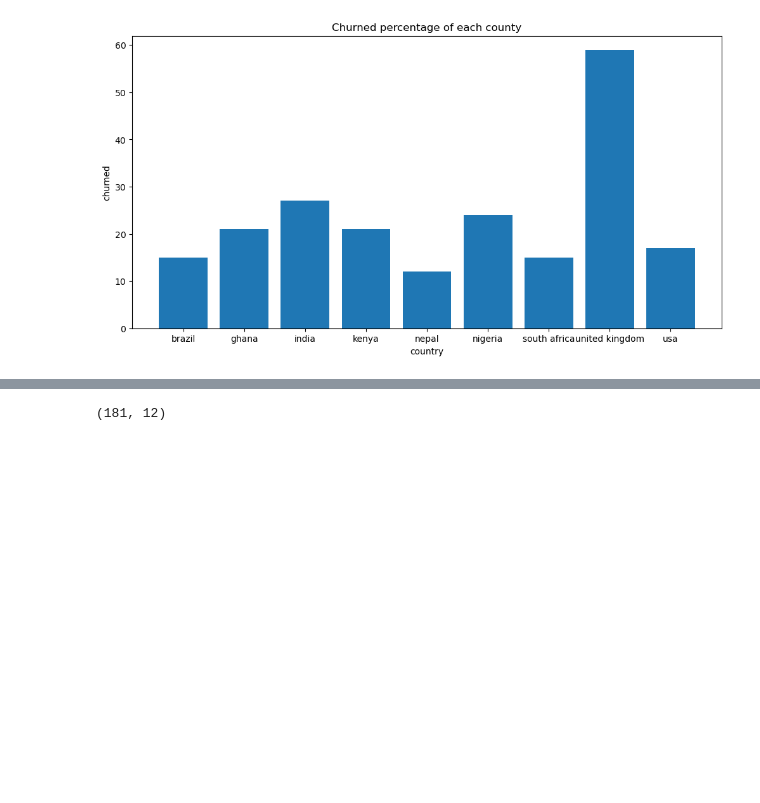
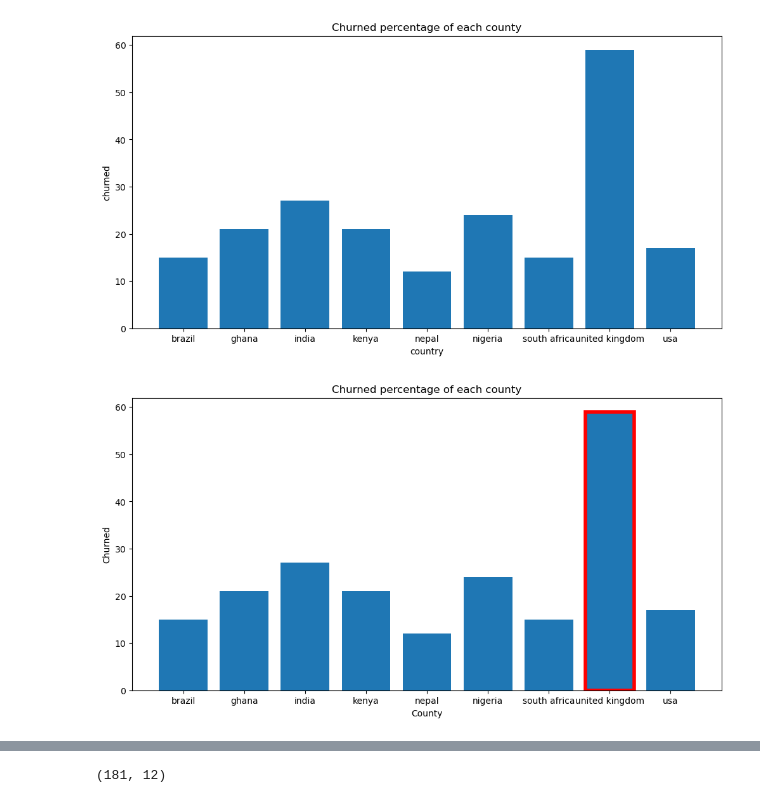
Before and after one commit to mirajgansi/IoA_Autum_sprint, a Jupyter notebook: notebook/analysis.ipynb, the cells around one changed output, grey strips where cells are left out. Saved outputs shown, nothing was run; the diff lists cells and outputs as text; code cells hidden in the pictures; blank space fills up the shorter version.

```diff
--- a/notebook/analysis.ipynb
+++ b/notebook/analysis.ipynb
@@ -61,6 +61,24 @@ plt.ylabel('churned')
 plt.show()
 # %% [output]
 [figure]
+# %%
+plt.figure(figsize=(12, 6))
+
+bars = plt.bar(county_churn.index, county_churn.values)
+
+# Find the index of the highest churn
+max_index = county_churn.values.argmax()
+
+# Highlight the highest bar with a red border
+bars[max_index].set_edgecolor('red')
+bars[max_index].set_linewidth(4)
+
+plt.title("Churned percentage of each county")
+plt.xlabel('County')
+plt.ylabel('Churned')
+plt.show()
+# %% [output]
+[figure, added]
 # %%
 uk_data = df[df['country']=='united kingdom']
 uk_data
```
Also changed, not shown: parts of 6 cells of this notebook, 42 other files.
